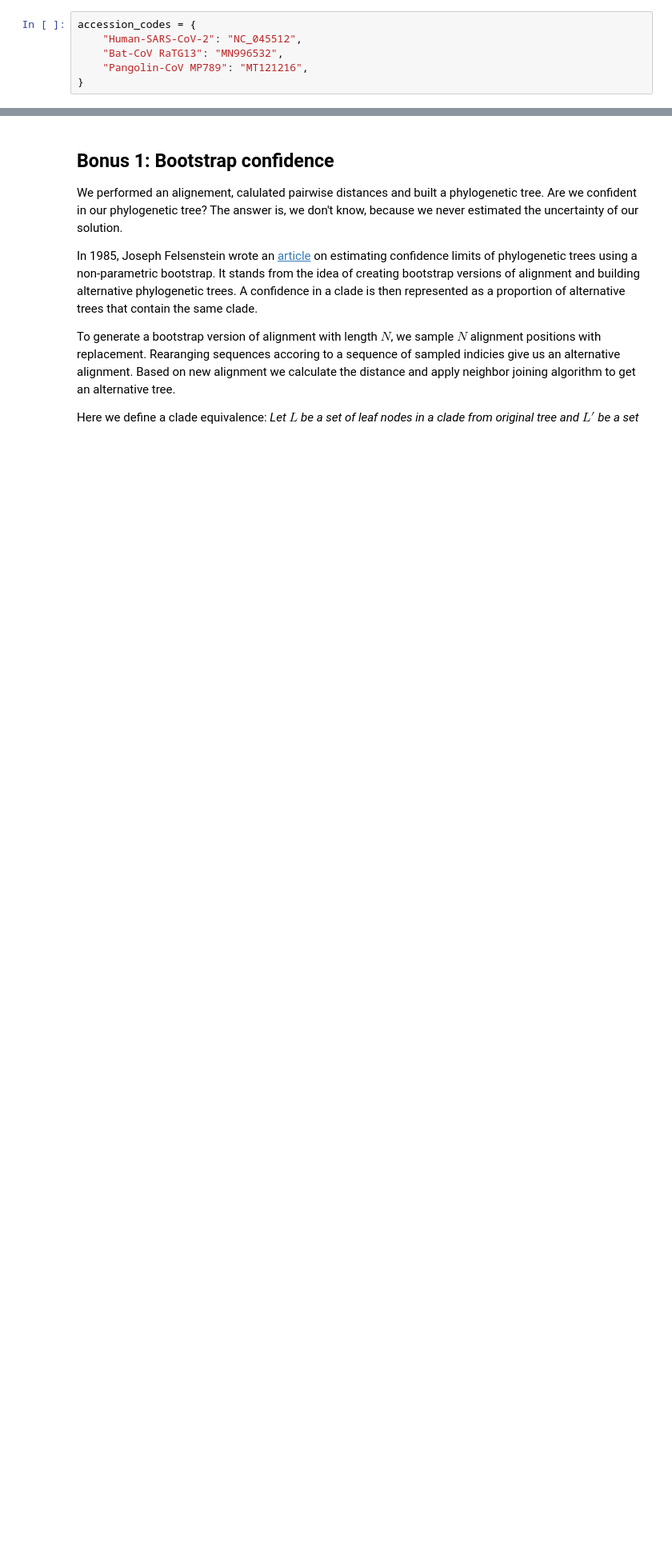
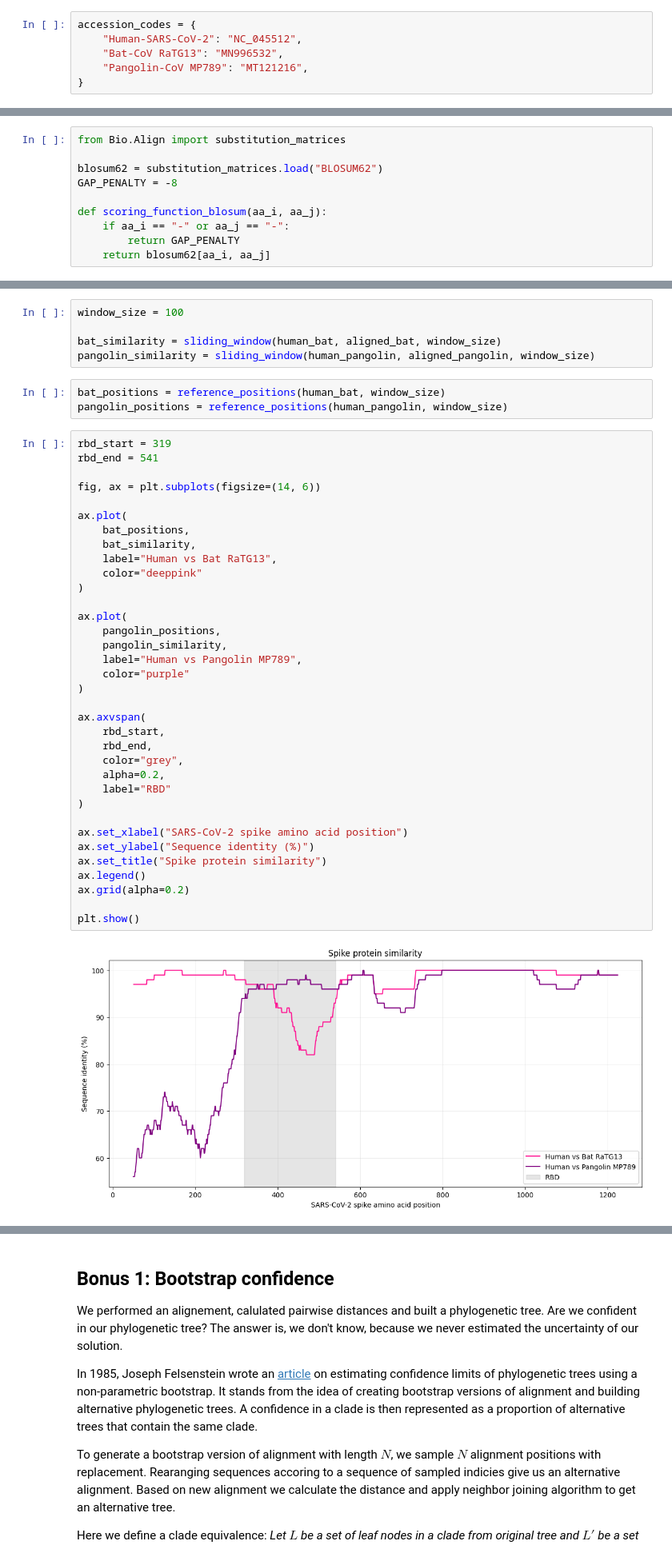
Before and after one commit to riannapat06-del/assign_phylo, a Jupyter notebook: phylo_workbook.ipynb, the cells around one changed output, grey strips where cells are left out. Shown at 80% size. Drawn from its saved outputs; the diff is of its cells as text; blank space fills up the shorter version.

```diff
--- a/phylo_workbook.ipynb
+++ b/phylo_workbook.ipynb
@@ -339,0 +333,10 @@ Looking at your visualisation, are there other regions in the genome (or still i
+# %%
+from Bio.Align import substitution_matrices
+
+blosum62 = substitution_matrices.load("BLOSUM62")
+GAP_PENALTY = -8
+
+def scoring_function_blosum(aa_i, aa_j):
+    if aa_i == "-" or aa_j == "-":
+        return GAP_PENALTY
+    return blosum62[aa_i, aa_j]
@@ -339,0 +514,45 @@ Looking at your visualisation, are there other regions in the genome (or still i
+# %%
+window_size = 100
+
+bat_similarity = sliding_window(human_bat, aligned_bat, window_size)
+pangolin_similarity = sliding_window(human_pangolin, aligned_pangolin, window_size)
+# %%
+bat_positions = reference_positions(human_bat, window_size)
+pangolin_positions = reference_positions(human_pangolin, window_size)
+# %%
+rbd_start = 319
+rbd_end = 541
+
+fig, ax = plt.subplots(figsize=(14, 6))
+
+ax.plot(
+    bat_positions,
+    bat_similarity,
+    label="Human vs Bat RaTG13",
+    color="deeppink"
+)
+
+ax.plot(
+    pangolin_positions,
+    pangolin_similarity,
+    label="Human vs Pangolin MP789",
+    color="purple"
+)
+
+ax.axvspan(
+    rbd_start,
+    rbd_end,
+    color="grey",
+    alpha=0.2,
+    label="RBD"
+)
+
+ax.set_xlabel("SARS-CoV-2 spike amino acid position")
+ax.set_ylabel("Sequence identity (%)")
+ax.set_title("Spike protein similarity")
+ax.legend()
+ax.grid(alpha=0.2)
+
+plt.show()
+# %% [output]
+[figure, added]
```
Also changed, not shown: parts of 22 cells of this notebook, 4 other files.
